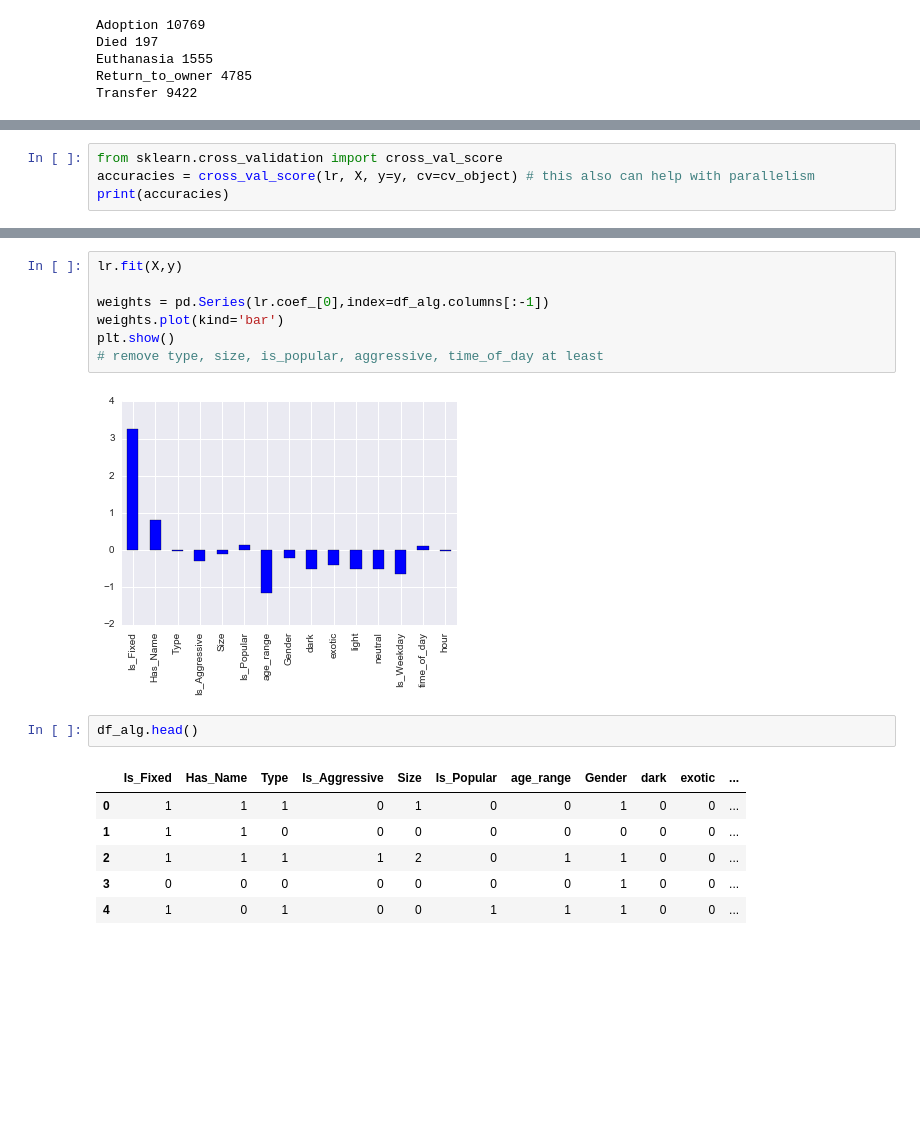
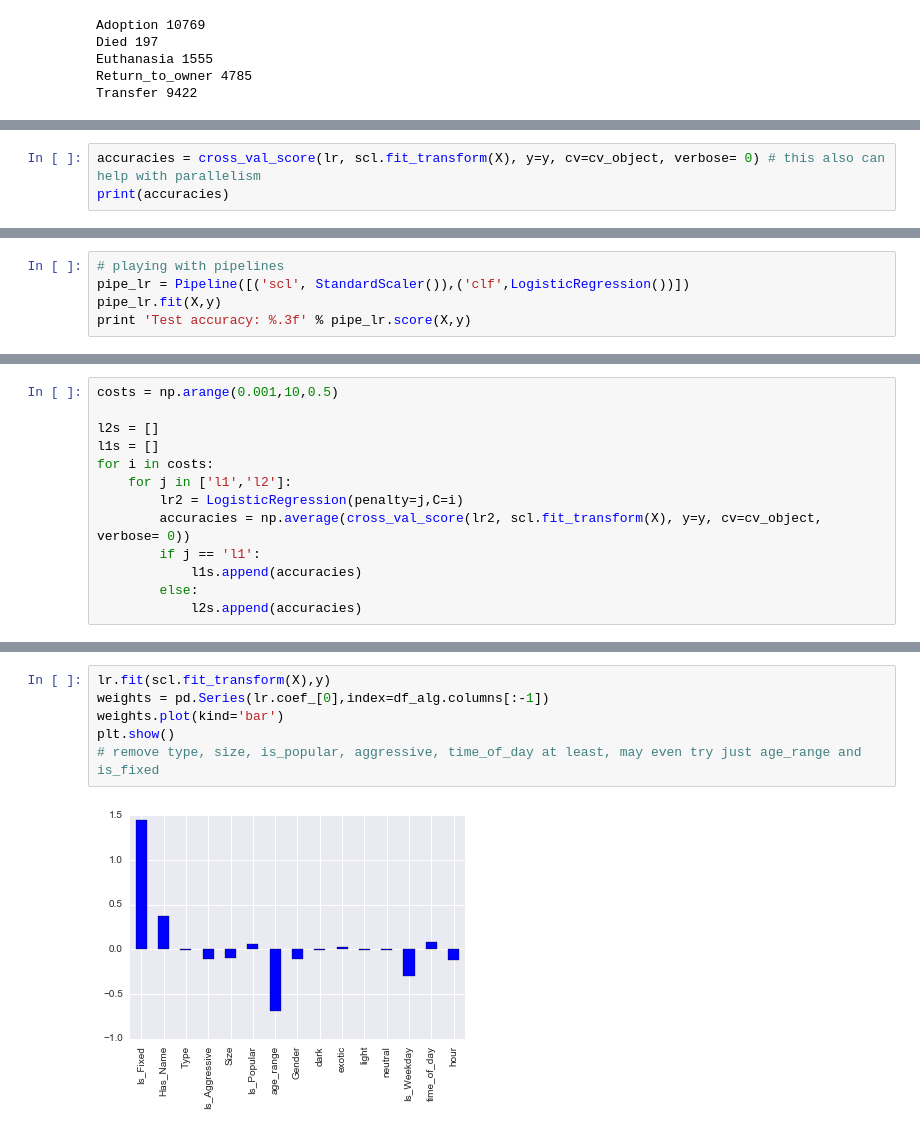
Before and after one commit to mg826/Data_Mining, a Jupyter notebook: Project1_AnimalOutcomes/Project1_Exploration_Visualization_Dreduce.ipynb, the cells around one changed output, grey strips where cells are left out. Cells and saved outputs as stored; diff of their text form; blank space fills up the shorter version.

```diff
--- a/Project1_AnimalOutcomes/Project1_Exploration_Visualization_Dreduce.ipynb
+++ b/Project1_AnimalOutcomes/Project1_Exploration_Visualization_Dreduce.ipynb
@@ -647,5 +673,4 @@ lr = LogisticRegression()
 # %%
-from sklearn.cross_validation import cross_val_score
-accuracies = cross_val_score(lr, X, y=y, cv=cv_object) # this also can help with parallelism
+accuracies = cross_val_score(lr, scl.fit_transform(X), y=y, cv=cv_object, verbose= 0) # this also can help with parallelism
 print(accuracies)
 # %% [output]
@@ -652,0 +678,5 @@ print(accuracies)
+# %%
+# playing with pipelines
+pipe_lr = Pipeline([('scl', StandardScaler()),('clf',LogisticRegression())])
+pipe_lr.fit(X,y)
+print 'Test accuracy: %.3f' % pipe_lr.score(X,y)
@@ -666 +697,14 @@ Average Accuracy: 0.735989524878
 <function __main__.lr_explore>
+# %%
+costs = np.arange(0.001,10,0.5)
+
+l2s = []
+l1s = []
+for i in costs:
+    for j in ['l1','l2']:
+        lr2 = LogisticRegression(penalty=j,C=i)
+        accuracies = np.average(cross_val_score(lr2, scl.fit_transform(X), y=y, cv=cv_object, verbose= 0))
+        if j == 'l1':
+            l1s.append(accuracies)
+        else:
+            l2s.append(accuracies)
@@ -667,18 +721,8 @@ Average Accuracy: 0.735989524878
 # %%
-lr.fit(X,y)
-
+lr.fit(scl.fit_transform(X),y)
 weights = pd.Series(lr.coef_[0],index=df_alg.columns[:-1])
 weights.plot(kind='bar')
 plt.show()
-# remove type, size, is_popular, aggressive, time_of_day at least
+# remove type, size, is_popular, aggressive, time_of_day at least, may even try just age_range and is_fixed
 # %% [output]
-[figure, old version]
+[figure, new version]
-# %%
-df_alg.head()
-# %% [output]
-|  | Is_Fixed | Has_Name | Type | Is_Aggressive | Size | Is_Popular | age_range | Gender | dark | exotic | ... |
-| 0 | 1 | 1 | 1 | 0 | 1 | 0 | 0 | 1 | 0 | 0 | ... |
-| 1 | 1 | 1 | 0 | 0 | 0 | 0 | 0 | 0 | 0 | 0 | ... |
-| 2 | 1 | 1 | 1 | 1 | 2 | 0 | 1 | 1 | 0 | 0 | ... |
-| 3 | 0 | 0 | 0 | 0 | 0 | 0 | 0 | 1 | 0 | 0 | ... |
-| 4 | 1 | 0 | 1 | 0 | 0 | 1 | 1 | 1 | 0 | 0 | ... |
```
Also changed, not shown: parts of 25 cells of this notebook.
